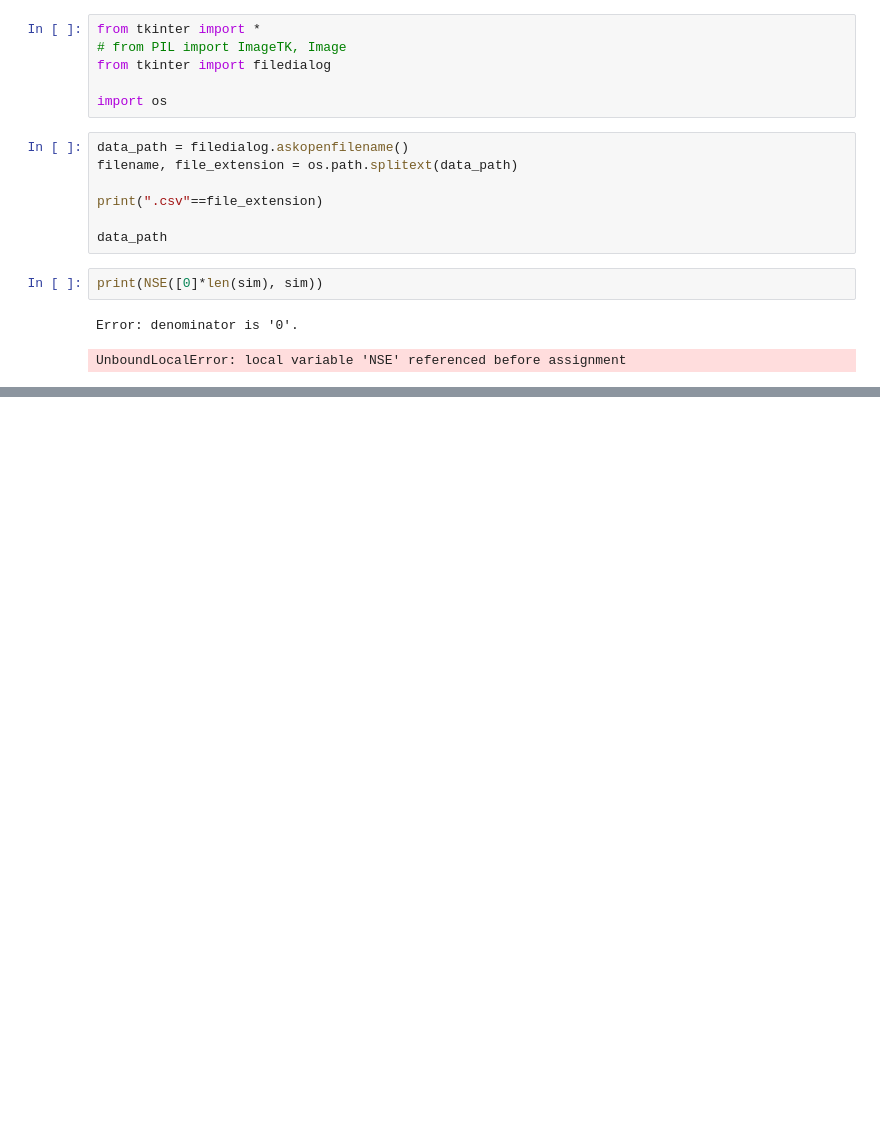
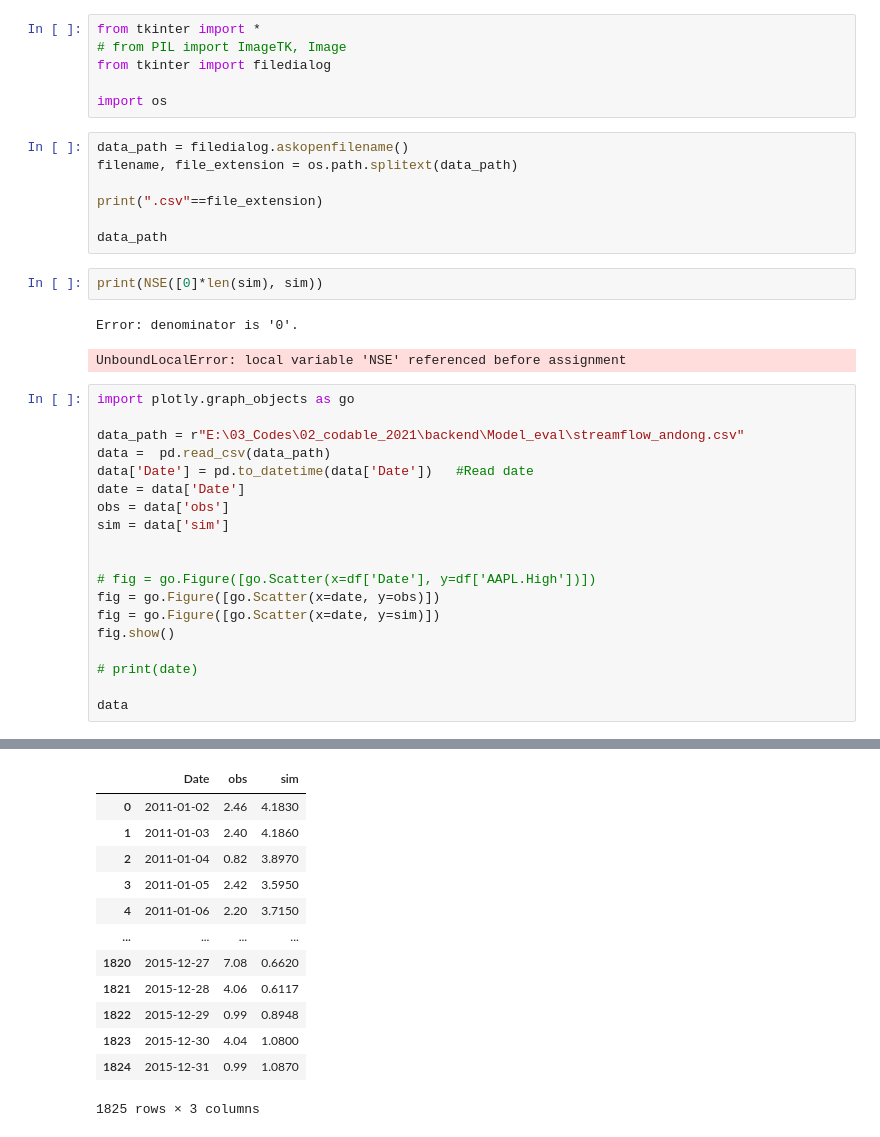
Before and after one commit to Jeongho-Han/Model_eval, a Jupyter notebook: Testing.ipynb, the cells around one changed output, grey strips where cells are left out. Cells and saved outputs as stored; diff of their text form; blank space fills up the shorter version.

```diff
--- a/Testing.ipynb
+++ b/Testing.ipynb
@@ -134,3 +136,23 @@ print(NSE([0]*len(sim), sim))
 # %% [output]
 Error: denominator is '0'.
 UnboundLocalError: local variable 'NSE' referenced before assignment
+# %%
+import plotly.graph_objects as go
+
+data_path = r"E:\03_Codes\02_codable_2021\backend\Model_eval\streamflow_andong.csv"
+data =  pd.read_csv(data_path)
+data['Date'] = pd.to_datetime(data['Date'])   #Read date
+date = data['Date']
+obs = data['obs']
+sim = data['sim']
+
+
+# fig = go.Figure([go.Scatter(x=df['Date'], y=df['AAPL.High'])])
+fig = go.Figure([go.Scatter(x=date, y=obs)])
+fig = go.Figure([go.Scatter(x=date, y=sim)])
+fig.show()
+
+# print(date)
+
+data
+# %% [output]
@@ -136,0 +160,13 @@ UnboundLocalError: local variable 'NSE' referenced before assignment
+|  | Date | obs | sim |
+| 0 | 2011-01-02 | 2.46 | 4.1830 |
+| 1 | 2011-01-03 | 2.40 | 4.1860 |
+| 2 | 2011-01-04 | 0.82 | 3.8970 |
+| 3 | 2011-01-05 | 2.42 | 3.5950 |
+| 4 | 2011-01-06 | 2.20 | 3.7150 |
+| ... | ... | ... | ... |
+| 1820 | 2015-12-27 | 7.08 | 0.6620 |
+| 1821 | 2015-12-28 | 4.06 | 0.6117 |
+| 1822 | 2015-12-29 | 0.99 | 0.8948 |
+| 1823 | 2015-12-30 | 4.04 | 1.0800 |
+| 1824 | 2015-12-31 | 0.99 | 1.0870 |
+1825 rows × 3 columns
```
Also changed, not shown: parts of 8 cells of this notebook, 7 other files.
